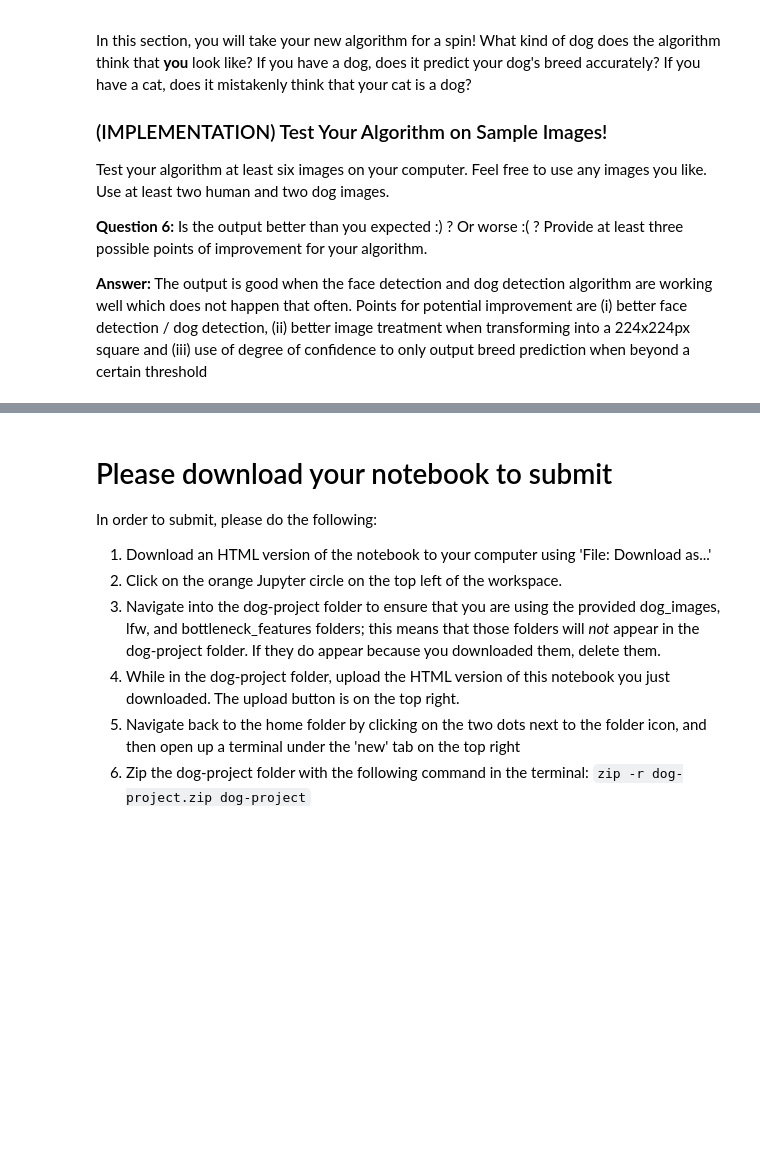
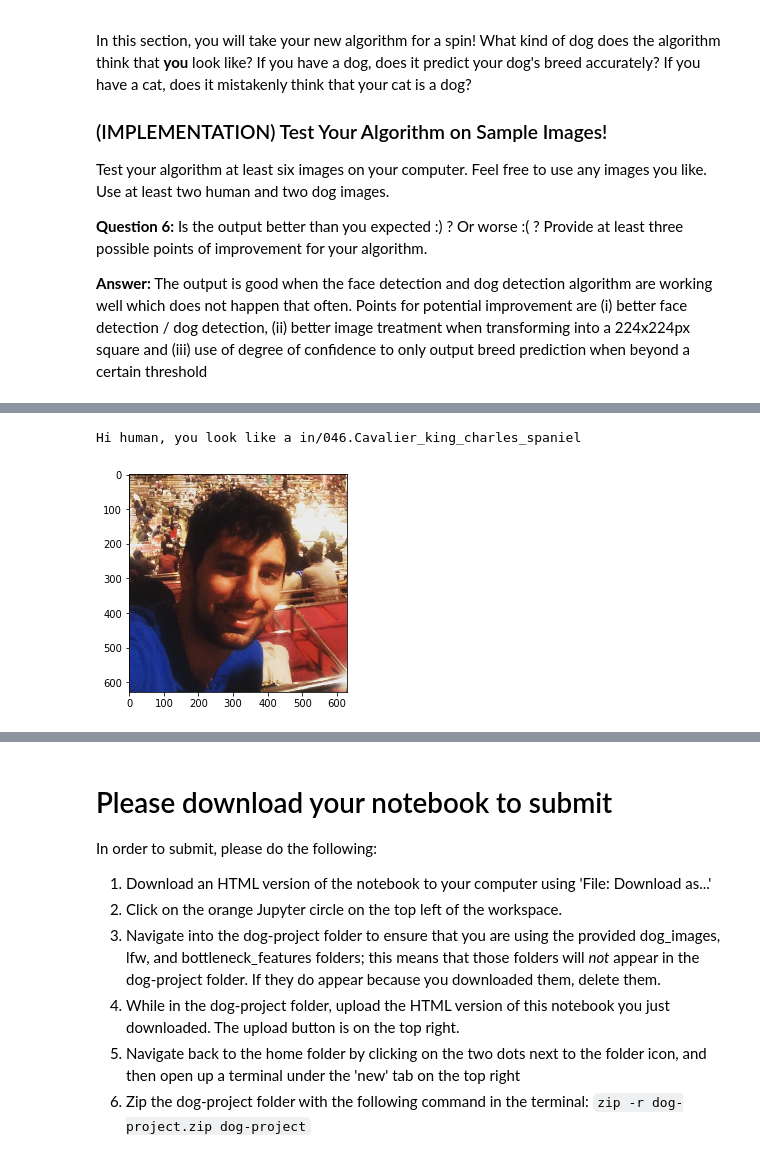
Before and after one commit to fczapski/dog-project, a Jupyter notebook: dog_app.ipynb, the cells around one changed output, grey strips where cells are left out. Cells and saved outputs as stored; diff of their text form; code cells hidden in the pictures; blank space fills up the shorter version.

```diff
--- a/dog_app.ipynb
+++ b/dog_app.ipynb
@@ -760,0 +778,5 @@ Hi human, you look like a in/014.Basenji
+# %%
+img_scan(imgs[3])
+# %% [output]
+Hi human, you look like a in/046.Cavalier_king_charles_spaniel
+[figure, added]
```
Also changed, not shown: parts of 18 cells of this notebook, 7 other files.
